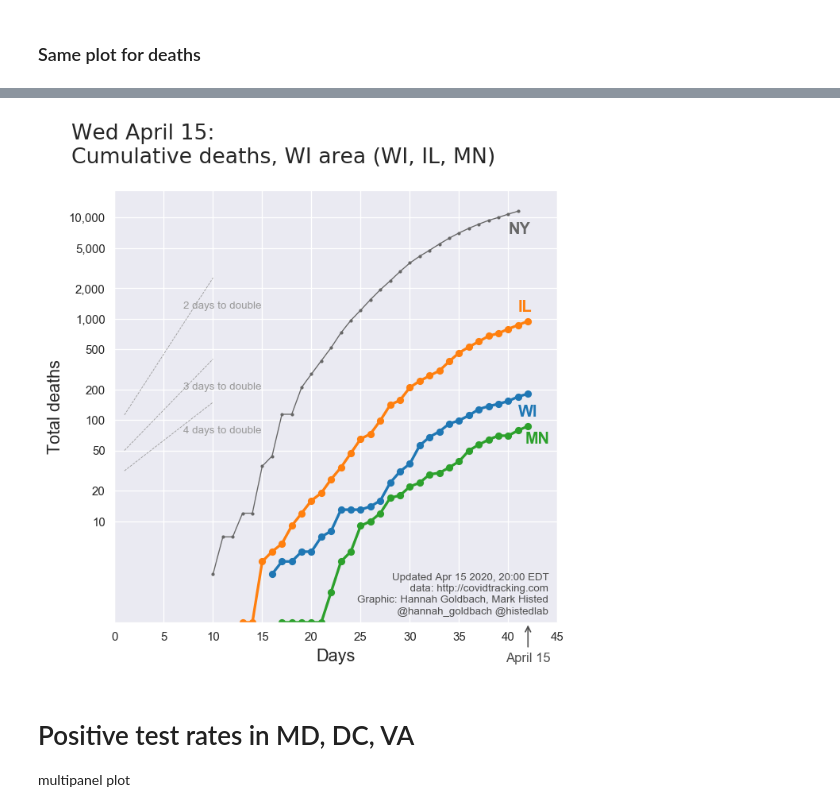
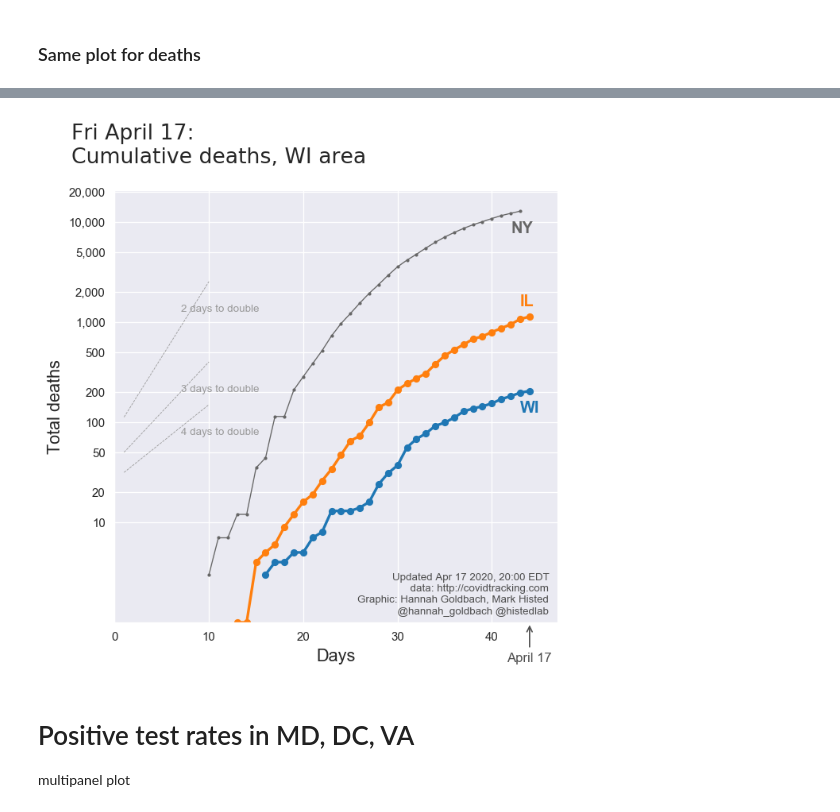
Before and after one commit to histed/DC-area-coronavirus-tracking, a Jupyter notebook: 200410-MH-HG-CVD-midwest-v2.ipynb, the cells around one changed output, grey strips where cells are left out. Saved outputs shown, nothing was run; the diff lists cells and outputs as text; code cells hidden in the pictures.

```diff
--- a/200410-MH-HG-CVD-midwest-v2.ipynb
+++ b/200410-MH-HG-CVD-midwest-v2.ipynb
@@ -60,14 +60,14 @@ ctDf = pd.DataFrame(data)
 datestr = datetime.datetime.now().strftime('%y%m%d')
 ctDf.to_hdf('./ct-data/covidtracking-data-%s.h5'%datestr, key='ct', complevel=9, complib='zlib')
 # %%
-paramsC = pd.DataFrame(index={'WI','IL','MN','NY'}, columns=['fullname'])
-paramsC.loc[:,'fullname'] = pd.Series({ 'WI': 'Wisconsin', 'IL': 'Illinois', 'MN': 'Minnesota'})
-paramsC.loc[:,'labYOff'] = pd.Series({ 'WI': -15, 'IL': +10, 'MN': -10, 'NY':-15})
-paramsC.loc[:,'labXOff'] = pd.Series({ 'WI': 0, 'IL': 0, 'MN': +5, 'NY': 0})
-paramsC.loc[:,'lw'] = pd.Series({ 'WI': 2, 'IL': 2, 'MN': 2, 'NY': 0.8})
+paramsC = pd.DataFrame(index={'WI','IL', 'NY'}, columns=['fullname'])
+paramsC.loc[:,'fullname'] = pd.Series({ 'WI': 'Wisconsin', 'IL': 'Illinois'})
+paramsC.loc[:,'labYOff'] = pd.Series({ 'WI': -15, 'IL': +10, 'NY':-15})
+paramsC.loc[:,'labXOff'] = pd.Series({ 'WI': 0, 'IL': 0, 'NY': 0})
+paramsC.loc[:,'lw'] = pd.Series({ 'WI': 2, 'IL': 2, 'NY': 0.8})
 #params.loc[:,'xoff'] = pd.Series({ 'DC': -9, 'MD': -6, 'VA': -6, 'NY': -0.3})
-paramsC.loc[:,'xoff'] = pd.Series({ 'WI': 0, 'IL': 0, 'MN': 0, 'NY': -1})
-paramsC.loc[:,'color'] = pd.Series({ 'NY': 0.4, 'WI': '#1f77b4', 'IL': '#ff7f0e', 'MN': '#2ca02c'})
+paramsC.loc[:,'xoff'] = pd.Series({ 'WI': 0, 'IL': 0, 'NY': -1})
+paramsC.loc[:,'color'] = pd.Series({ 'NY': 0.4, 'WI': '#1f77b4', 'IL': '#ff7f0e'})
 
 display(paramsC)
 # %% [output]
@@ -94,7 +93,7 @@ fig, ax = plt.subplots(figsize=r_[1,1]*6, dpi=120)
 
 # big plot - states
 df = ctDf.copy()
-for st in ['WI', 'IL', 'MN', 'NY']:
+for st in ['WI', 'IL', 'NY']:
     df, paramsC = cvd.plot_state(df, st, paramsC, ax, False)
 
 xmax = np.max(paramsC.loc['WI','plot_data']['xs'])
@@ -129,7 +128,7 @@ ax.annotate(tStr, xy=(xmax,10), xycoords='data', xytext=(0,-30), textcoords='off
 ## credit string
 ax.annotate(tCredStr, xy=(0.98,0.02), xycoords='axes fraction', ha='right', fontsize=8, color='0.3')
 fig.suptitle(f"{datetime.date.today().strftime('%a %B %-d')}: \n"
-             'Cumulative cases, WI area (WI, IL, MN)',
+             'Cumulative cases, WI area',
              fontsize=16, fontname='Roboto', fontweight='light',
              x=0.05, y=0.92, ha='left', va='bottom')
 
@@ -150,7 +148,7 @@ sns.set_style('darkgrid')
 fig, ax = plt.subplots(figsize=r_[1,1]*6, dpi=120)
 
 df = ctDf.copy()
-for st in ['WI', 'IL', 'MN', 'NY']:
+for st in ['WI', 'IL', 'NY']:
     df, paramsD = cvd.plot_state(df, st, paramsD, ax, False, is_cases=False)
 
 # big plot fixup
@@ -178,7 +176,7 @@ ax.annotate(tStr, xy=(xmax, 1), xycoords='data', xytext=(0,-30), textcoords='off
 
 ax.annotate(tCredStr, xy=(0.98,0.02), xycoords='axes fraction', ha='right', fontsize=8, color='0.3')
 fig.suptitle(f"{datetime.date.today().strftime('%a %B %-d')}: \n"
-             'Cumulative deaths, WI area (WI, IL, MN)',
+             'Cumulative deaths, WI area',
              fontsize=16, fontname='Roboto', fontweight='light',
              x=0.05, y=0.92, ha='left', va='bottom')
 
@@ -193,4 +190,4 @@ Latest data for NY: 2020-04-15 00:00:00
-[figure, old version]
+[figure, new version]
 # %%
 for state in ['WI']:
     desIx = ctDf.state == state
```
Also changed, not shown: parts of 12 cells of this notebook, 14 other files.
